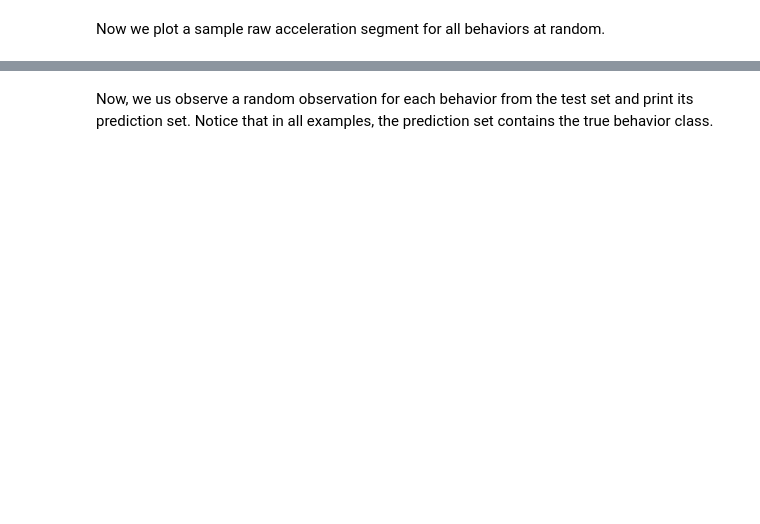
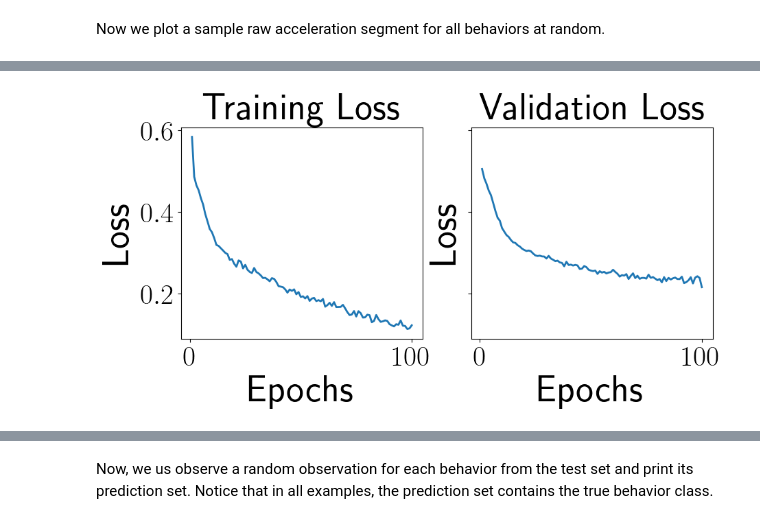
Before and after one commit to medhaaga/AWD-Biologging, a Jupyter notebook: quickstart.ipynb, the cells around one changed output, grey strips where cells are left out. Cells and saved outputs as stored; diff of their text form; code cells hidden in the pictures; blank space fills up the shorter version.

```diff
--- a/quickstart.ipynb
+++ b/quickstart.ipynb
@@ -781,0 +783,11 @@ training_stats
+# %%
+# save model and training stats
+dir = utils_io.get_test_results_dir()
+torch.save(model, os.path.join(dir, 'model.pt'))
+json_training_stats_file = os.path.join(dir, 'training_stats.json')
+with open(json_training_stats_file, 'w') as f:
+    json.dump(training_stats, f)
+
+# print training stats
+training_stats = pd.DataFrame(training_stats)
+print(training_stats)
@@ -781,0 +809,16 @@ training_stats
+# %%
+#plot training stats
+
+fig, axs = plt.subplots(1, 2, figsize=(10, 4), sharey=True)
+axs[0].plot(training_stats['epoch'], training_stats['Training Loss'])
+axs[0].set_xlabel("Epochs")
+axs[0].set_ylabel("Loss")
+axs[0].set_title("Training Loss")
+
+axs[1].plot(training_stats['epoch'], training_stats['Validation Loss'])
+axs[1].set_xlabel("Epochs")
+axs[1].set_ylabel("Loss")
+axs[1].set_title("Validation Loss")
+plt.show()
+# %% [output]
+[figure, added]
```
Also changed, not shown: parts of 26 cells of this notebook.
